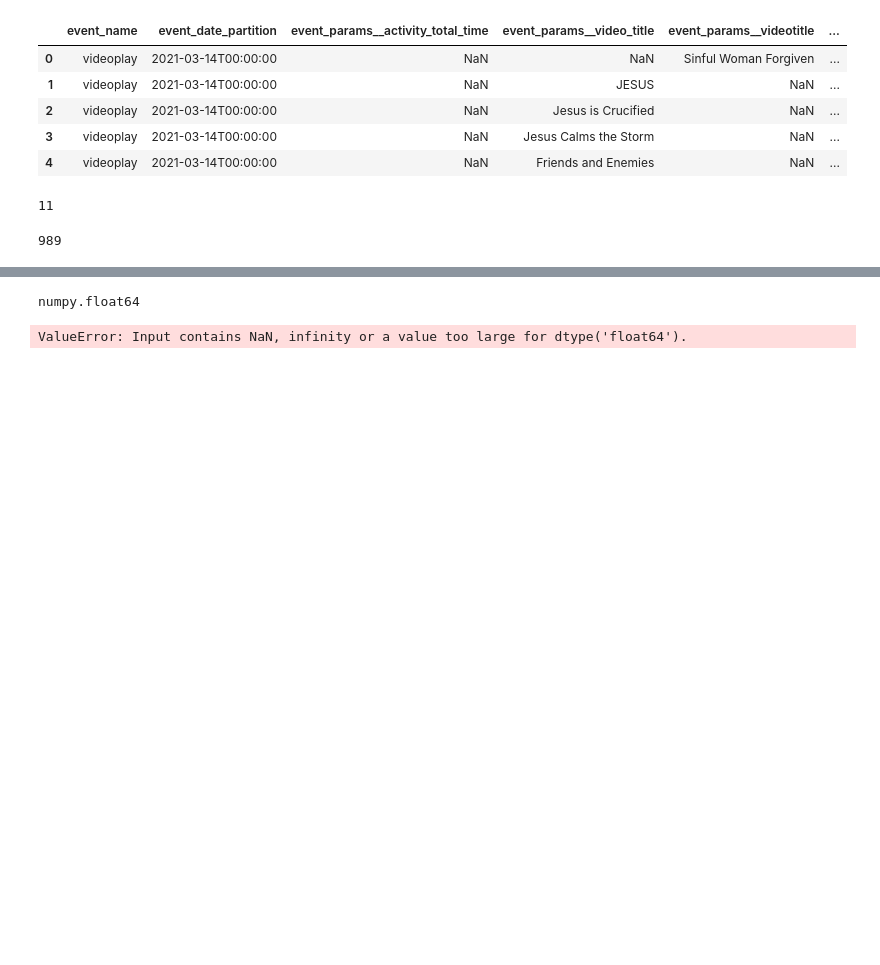
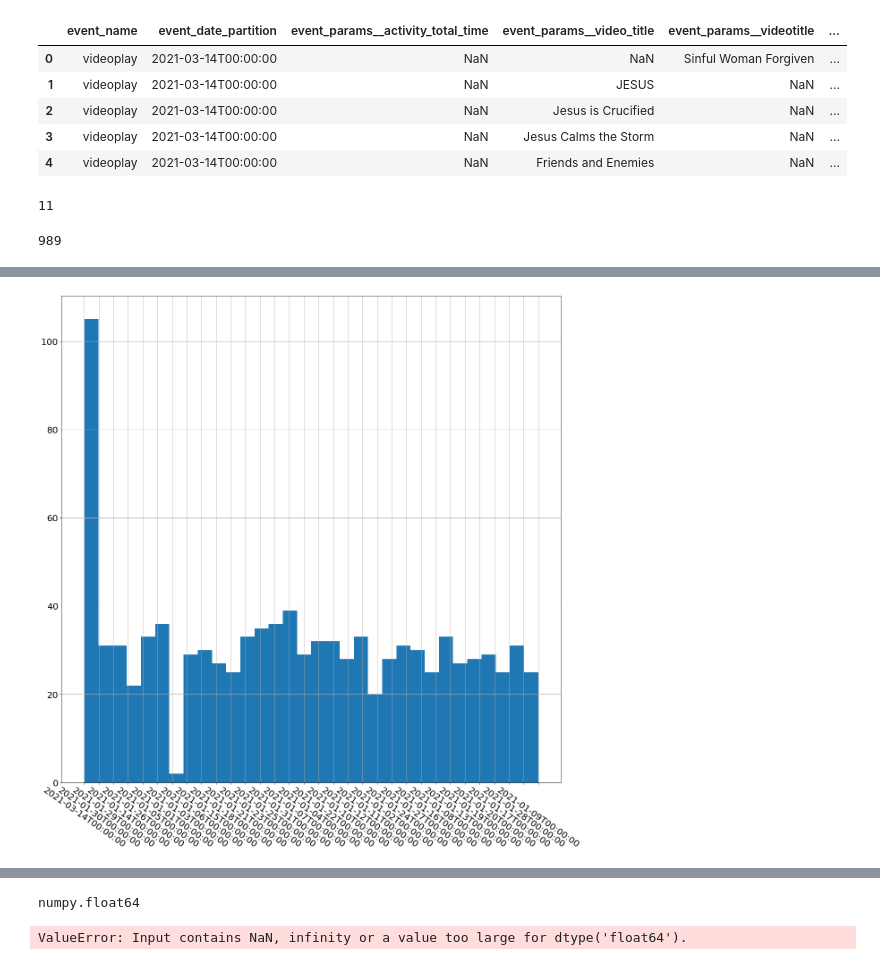
Before and after one commit to dj-betts/jf_project, a Jupyter notebook: eda.ipynb, the cells around one changed output, grey strips where cells are left out. Saved outputs shown, nothing was run; the diff lists cells and outputs as text; code cells hidden in the pictures; blank space fills up the shorter version.

```diff
--- a/eda.ipynb
+++ b/eda.ipynb
@@ -537,3 +539,11 @@ Name: video_title, dtype: int64
+# %%
+df.event_date_partition.hist(figsize=(20,20),
+                             bins=len(df.event_date_partition.value_counts()),
+                            xrot=325,
+                           xlabelsize=20,
+                            ylabelsize=20);
+# %% [output]
+[figure, added]
 # %%
 import plotly
 import plotly.offline as py
```
Also changed, not shown: parts of 18 cells of this notebook.
